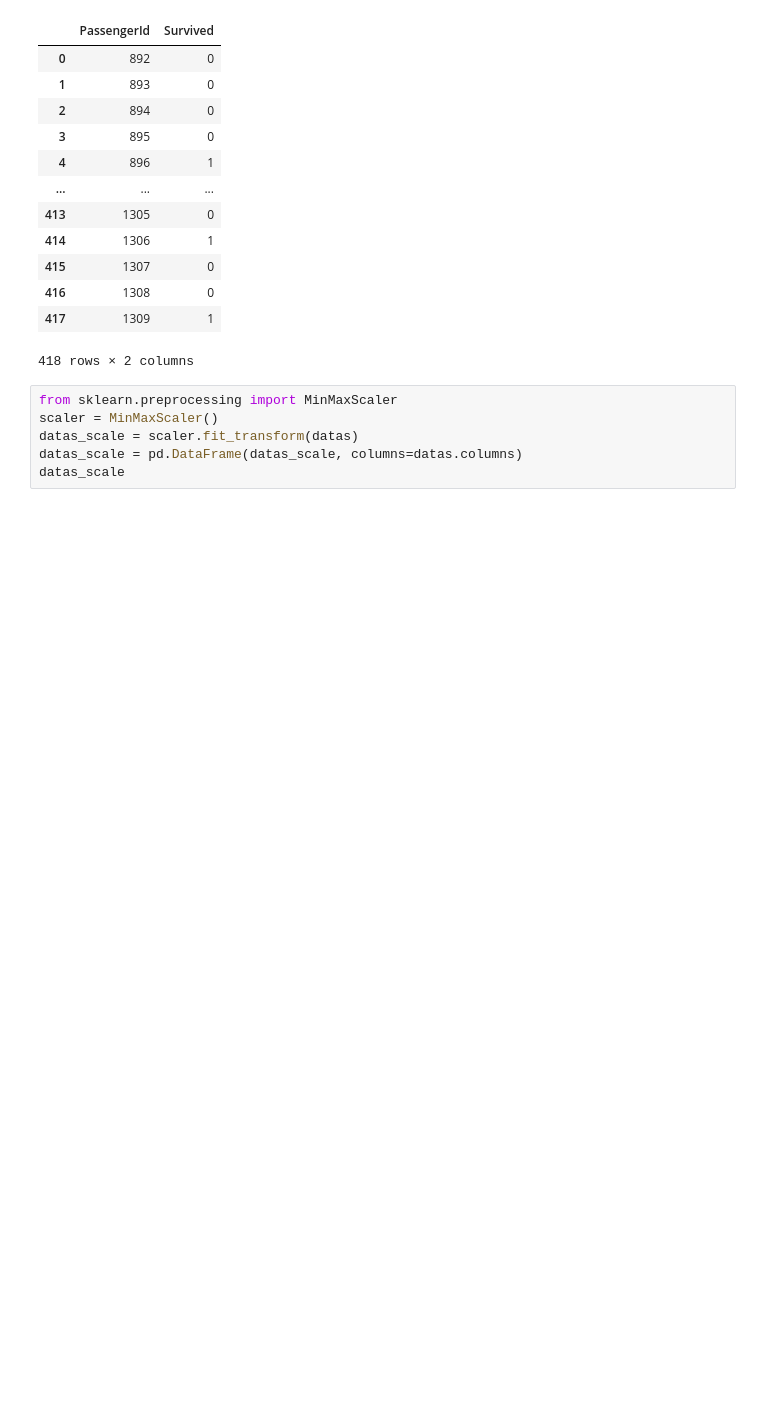
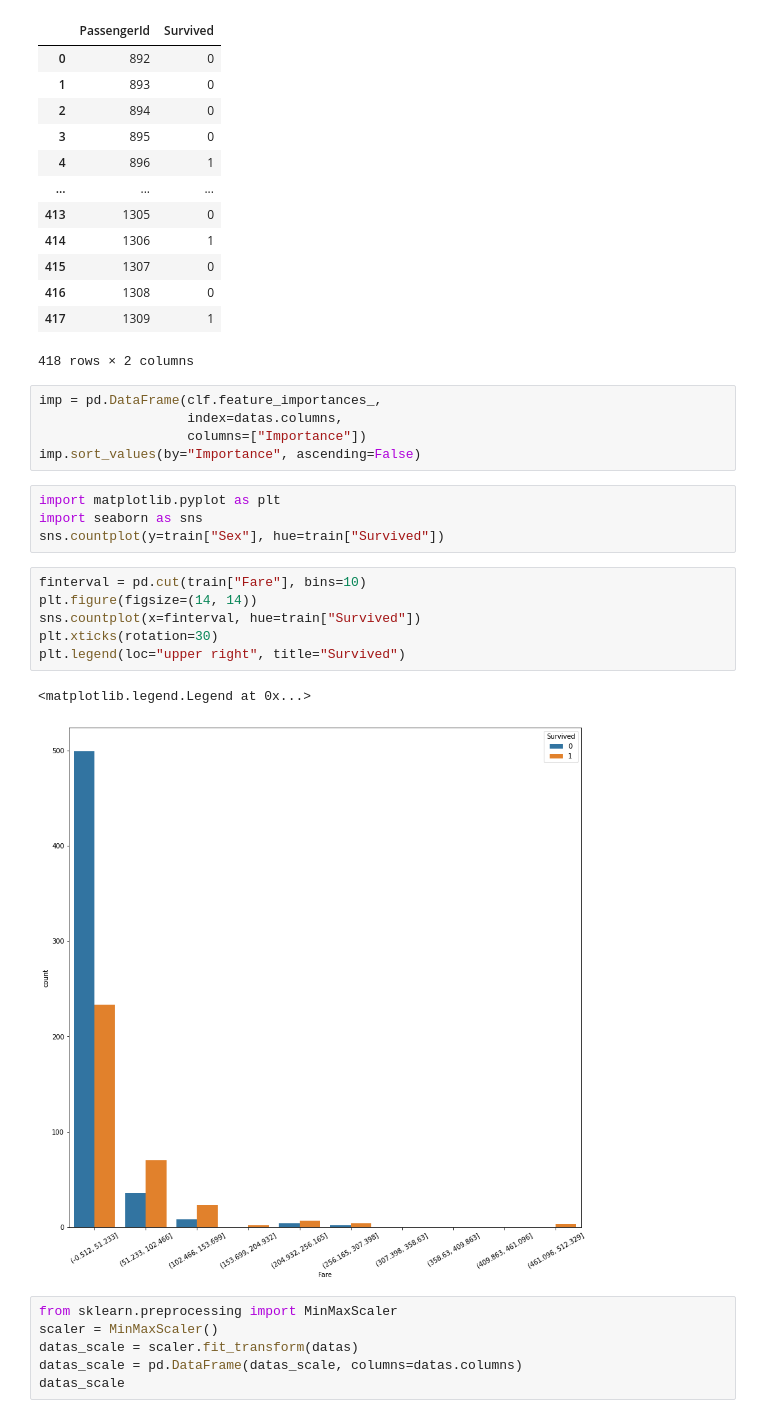
Before and after one commit to Elwing-Chou/ml1206, a Jupyter notebook: titanic.ipynb, the cells around one changed output. Cells and saved outputs as stored; diff of their text form; blank space fills up the shorter version.

```diff
--- a/titanic.ipynb
+++ b/titanic.ipynb
@@ -233,6 +233,24 @@ result
 | 416 | 1308 | 0 |
 | 417 | 1309 | 1 |
 418 rows × 2 columns
+# %%
+imp = pd.DataFrame(clf.feature_importances_,
+                   index=datas.columns,
+                   columns=["Importance"])
+imp.sort_values(by="Importance", ascending=False)
+# %%
+import matplotlib.pyplot as plt
+import seaborn as sns
+sns.countplot(y=train["Sex"], hue=train["Survived"])
+# %%
+finterval = pd.cut(train["Fare"], bins=10)
+plt.figure(figsize=(14, 14))
+sns.countplot(x=finterval, hue=train["Survived"])
+plt.xticks(rotation=30)
+plt.legend(loc="upper right", title="Survived")
+# %% [output]
+<matplotlib.legend.Legend at 0x...>
+[figure, added]
 # %%
 from sklearn.preprocessing import MinMaxScaler
 scaler = MinMaxScaler()
```
